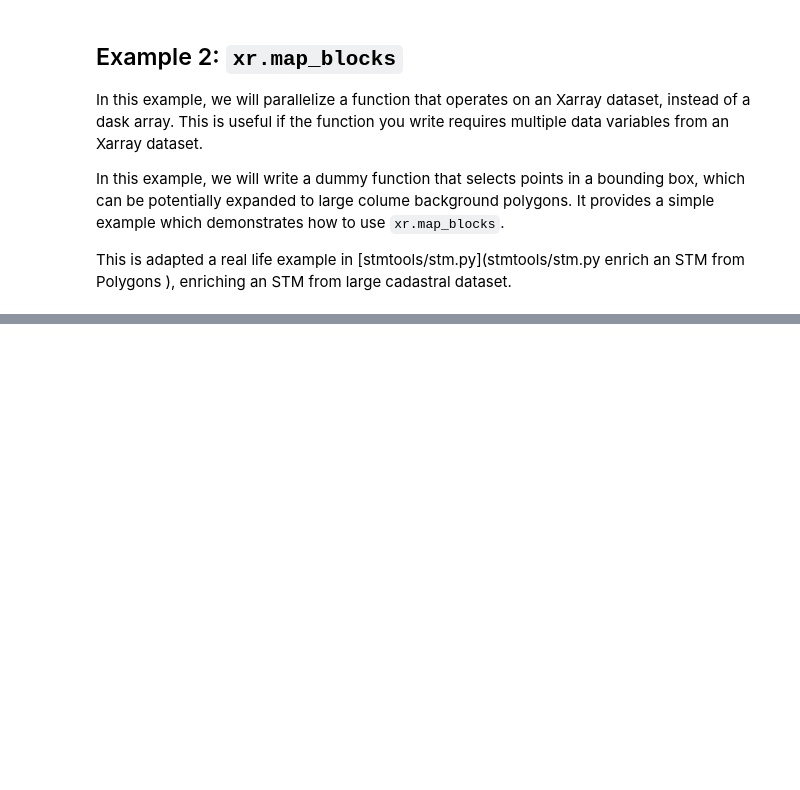
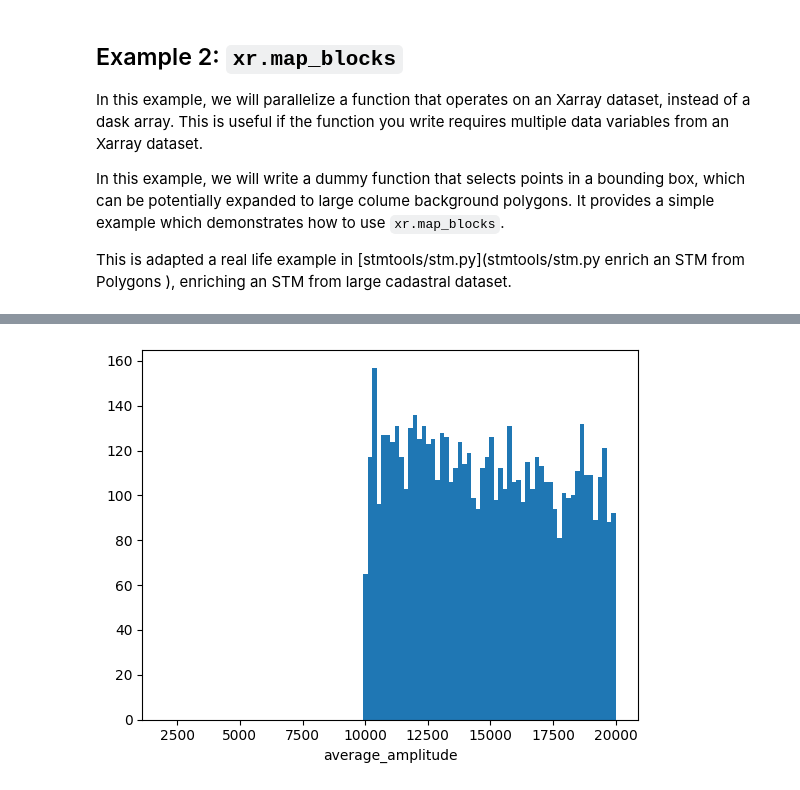
Before and after one commit to esciencecenter-digital-skills/2025-01-06-TUDelft-MobyLe-Hackathon, a Jupyter notebook: parallel_computation_with_dask.ipynb, the cells around one changed output, grey strips where cells are left out. Saved outputs shown, nothing was run; the diff lists cells and outputs as text; code cells hidden in the pictures; blank space fills up the shorter version.

```diff
--- a/parallel_computation_with_dask.ipynb
+++ b/parallel_computation_with_dask.ipynb
@@ -444,0 +336,18 @@ stm_new2
+# %%
+# A block function which calls the point function by groupby
+def avg_amp_block(stmat, threshold):
+    groups = stmat.groupby("space")
+    stmat_out = groups.map(
+        avg_amp_pnt,
+        threshold=threshold,
+    )
+
+    return stmat_out
+# %%
+# Since a new variable is added
+# We create a template with the new data variable
+stmat_template = stmat.copy()
+stmat_template["average_amplitude"] = xr.DataArray(
+    np.zeros(stmat.sizes["space"]), dims=("space")
+)
+stmat_template
@@ -444,0 +371,5 @@ stm_new2
+# %%
+stmat2 = xr.map_blocks(
+    avg_amp_block, stmat, kwargs={"threshold": 1e4}, template=stmat_template
+)
+stmat2
@@ -444,0 +393,7 @@ stm_new2
+# %%
+# Trigger the computation
+avg_amp = stmat2["average_amplitude"].compute()
+# %%
+h = avg_amp.plot.hist(bins=100, range=(2000, 20000))
+# %% [output]
+[figure, added]
```
Also changed, not shown: parts of 23 cells of this notebook.
